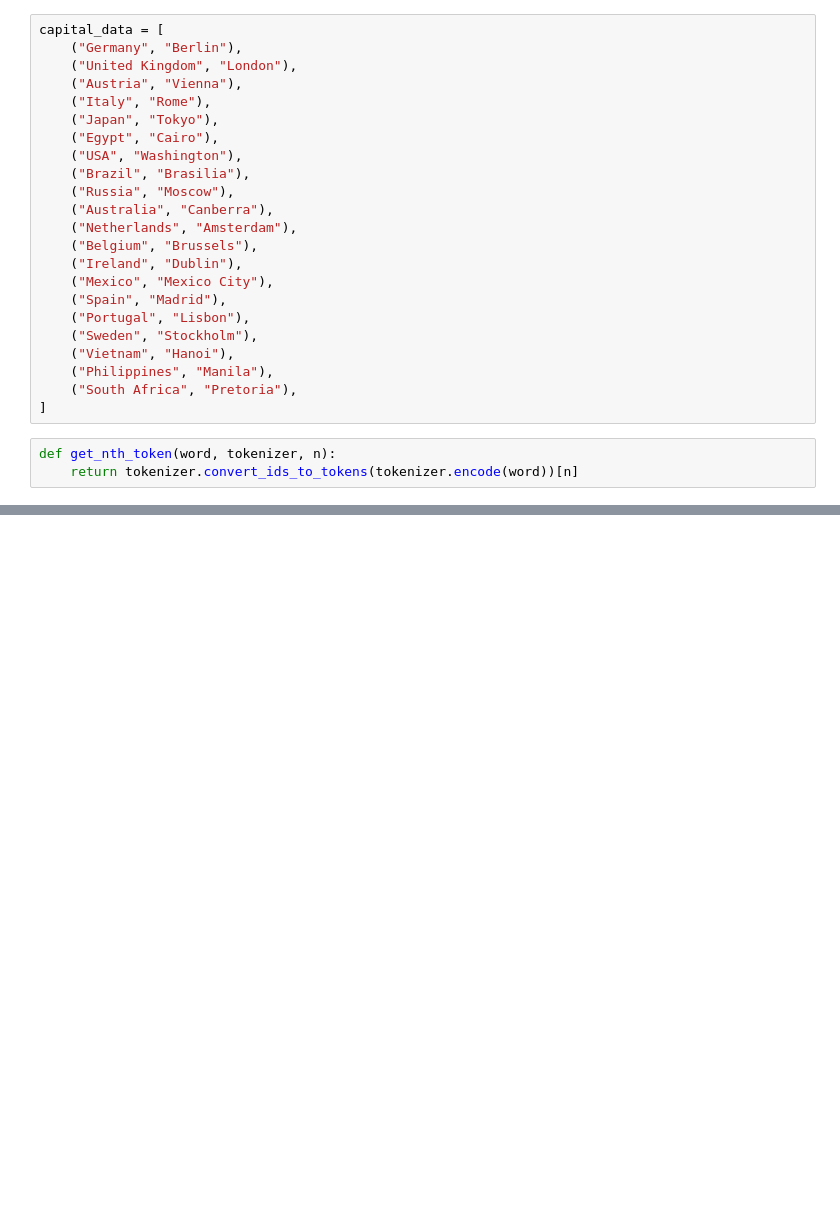
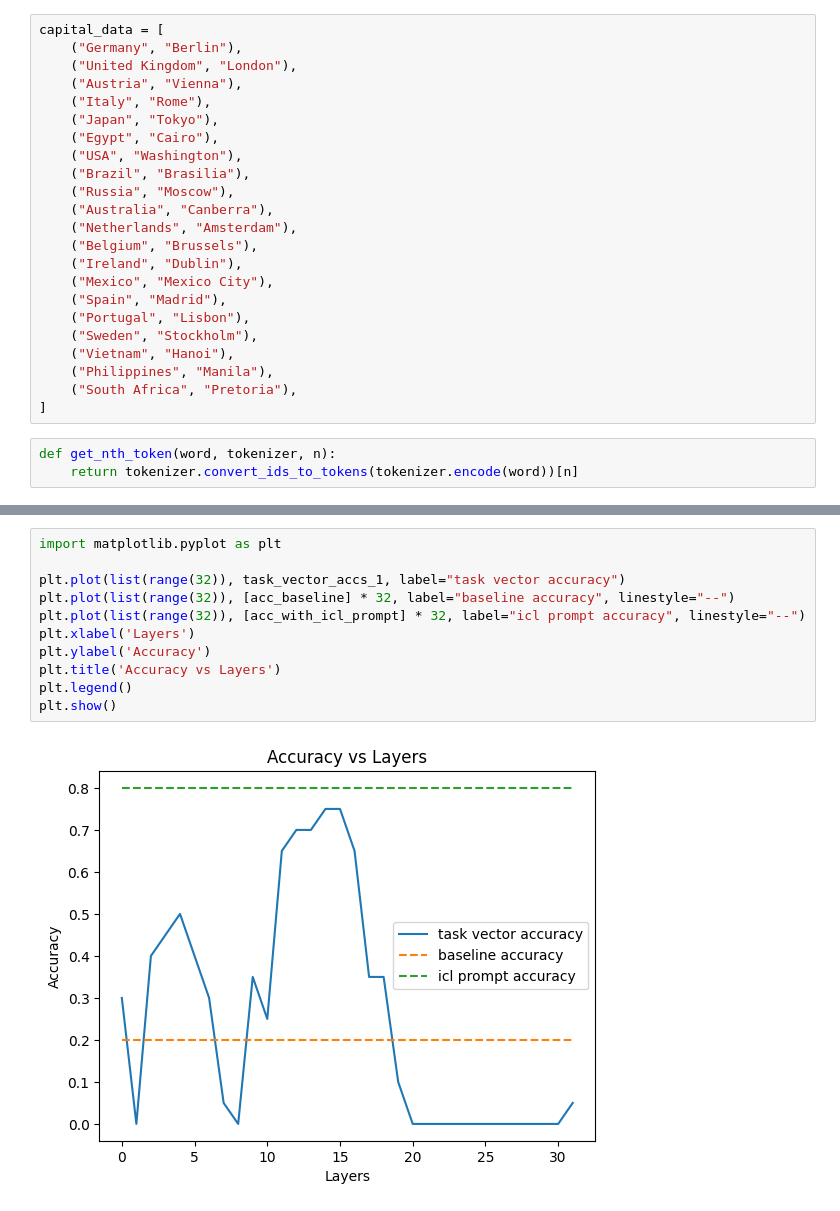
Before and after one commit to steering-vectors/steering-vectors, a Jupyter notebook: examples/task_vectors.ipynb, the cells around one changed output, grey strips where cells are left out. Drawn from its saved outputs; the diff is of its cells as text; blank space fills up the shorter version.

```diff
--- a/examples/task_vectors.ipynb
+++ b/examples/task_vectors.ipynb
@@ -128,0 +122,13 @@ for layer in range(32):
+# %%
+import matplotlib.pyplot as plt
+
+plt.plot(list(range(32)), task_vector_accs_1, label="task vector accuracy")
+plt.plot(list(range(32)), [acc_baseline] * 32, label="baseline accuracy", linestyle="--")
+plt.plot(list(range(32)), [acc_with_icl_prompt] * 32, label="icl prompt accuracy", linestyle="--")
+plt.xlabel('Layers')
+plt.ylabel('Accuracy')
+plt.title('Accuracy vs Layers')
+plt.legend()
+plt.show()
+# %% [output]
+[figure, added]
```
Also changed, not shown: parts of 5 cells of this notebook.
